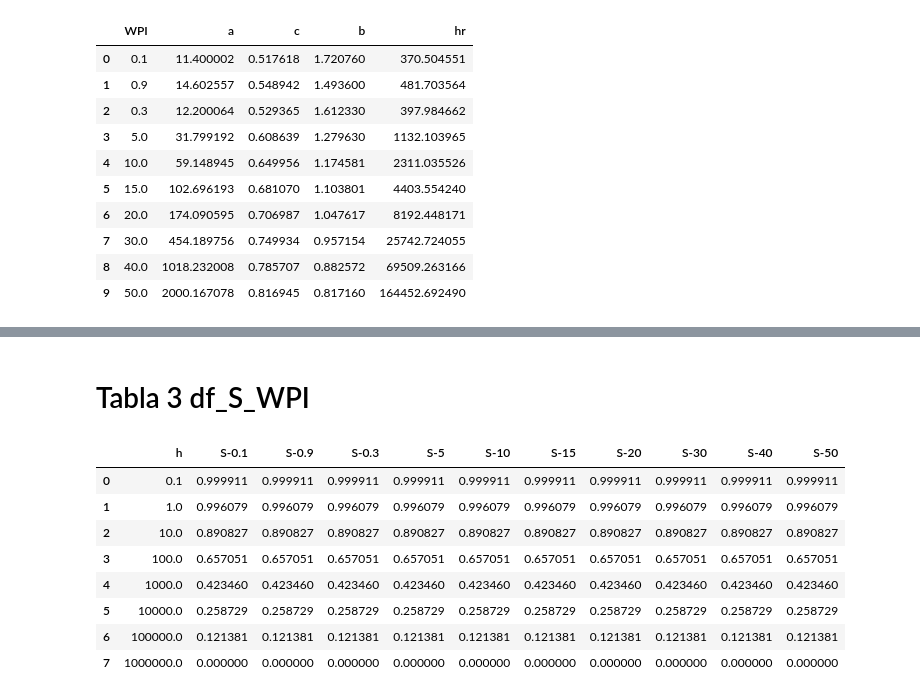
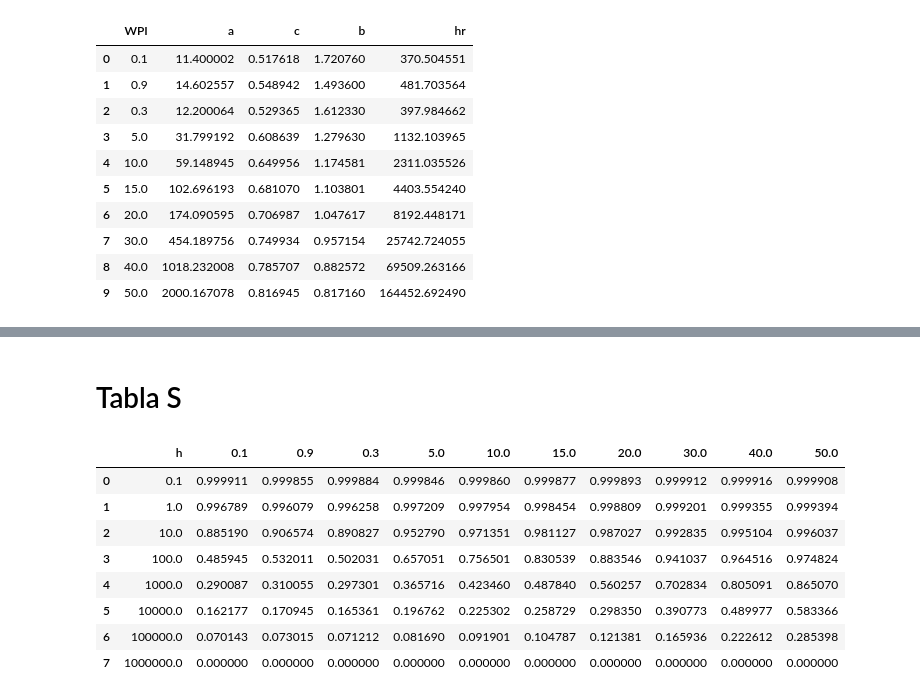
Before and after one commit to javi12we/TMI_Calculos, a Jupyter notebook: notebooks/5- Calculo_SWWCC.ipynb, the cells around one changed output, grey strips where cells are left out. Cells and saved outputs as stored; diff of their text form; code cells hidden in the pictures.

```diff
--- a/notebooks/5- Calculo_SWWCC.ipynb
+++ b/notebooks/5- Calculo_SWWCC.ipynb
@@ -54,5 +50,5 @@ df_WPI
 # %%
-df_CH_WPI = pd.DataFrame(
+df_CH = pd.DataFrame(
     {
         "h": [
             0.1,
@@ -104,0 +65,4 @@ df_CH_WPI
+# %%
+# Crear la tabla C(h) usando los valores de hr en df_WPI y los valores de h en df_CH
+for index, row in df_WPI.iterrows():
+    df_CH[f"C(h)_WPI_{row['WPI']}"] = df_CH["h"].apply(lambda h, hr_value = row["hr"]: 1 - np.log(1 + h / hr_value) / np.log(1 + 1000000 / hr_value))
@@ -105,2 +81,2 @@ df_CH_WPI
 # %% [markdown]
-# Tabla 3  df_S_WPI
+# Tabla S
@@ -144,12 +83,23 @@ df_S_WPI["S-50"] = df_CH_WPI["CH-0.1"] / (np.log(np.exp(1) + (df_S_WPI['h'] / df
-# %%
-df_S_WPI
-# %% [output]
-|  | h | S-0.1 | S-0.9 | S-0.3 | S-5 | S-10 | S-15 | S-20 | S-30 | S-40 | S-50 |
-| 0 | 0.1 | 0.999911 | 0.999911 | 0.999911 | 0.999911 | 0.999911 | 0.999911 | 0.999911 | 0.999911 | 0.999911 | 0.999911 |
-| 1 | 1.0 | 0.996079 | 0.996079 | 0.996079 | 0.996079 | 0.996079 | 0.996079 | 0.996079 | 0.996079 | 0.996079 | 0.996079 |
-| 2 | 10.0 | 0.890827 | 0.890827 | 0.890827 | 0.890827 | 0.890827 | 0.890827 | 0.890827 | 0.890827 | 0.890827 | 0.890827 |
-| 3 | 100.0 | 0.657051 | 0.657051 | 0.657051 | 0.657051 | 0.657051 | 0.657051 | 0.657051 | 0.657051 | 0.657051 | 0.657051 |
-| 4 | 1000.0 | 0.423460 | 0.423460 | 0.423460 | 0.423460 | 0.423460 | 0.423460 | 0.423460 | 0.423460 | 0.423460 | 0.423460 |
-| 5 | 10000.0 | 0.258729 | 0.258729 | 0.258729 | 0.258729 | 0.258729 | 0.258729 | 0.258729 | 0.258729 | 0.258729 | 0.258729 |
-| 6 | 100000.0 | 0.121381 | 0.121381 | 0.121381 | 0.121381 | 0.121381 | 0.121381 | 0.121381 | 0.121381 | 0.121381 | 0.121381 |
-| 7 | 1000000.0 | 0.000000 | 0.000000 | 0.000000 | 0.000000 | 0.000000 | 0.000000 | 0.000000 | 0.000000 | 0.000000 | 0.000000 |
+# %%
+# Crear una tabla de S usando los valores calculados para C(h)
+df_S = df_CH[["h"]].copy()  # Copiar solo la columna h
+# %%
+# Calcular S para cada conjunto de parámetros a, b, c, y cada valor de C(h) en df_CH
+for index, row in df_WPI.iterrows():
+    a_value = row["a"]
+    b_value = row["b"]
+    c_value = row["c"]
+    column_name = f"{row['WPI']}"
+    df_S[column_name] = df_CH[f"C(h)_WPI_{row['WPI']}"] * (1 / (np.log(np.exp(1) + (df_CH["h"] / a_value)**b_value)**c_value))
+# %%
+df_S
+# %% [output]
+|  | h | 0.1 | 0.9 | 0.3 | 5.0 | 10.0 | 15.0 | 20.0 | 30.0 | 40.0 | 50.0 |
+| 0 | 0.1 | 0.999911 | 0.999855 | 0.999884 | 0.999846 | 0.999860 | 0.999877 | 0.999893 | 0.999912 | 0.999916 | 0.999908 |
+| 1 | 1.0 | 0.996789 | 0.996079 | 0.996258 | 0.997209 | 0.997954 | 0.998454 | 0.998809 | 0.999201 | 0.999355 | 0.999394 |
+| 2 | 10.0 | 0.885190 | 0.906574 | 0.890827 | 0.952790 | 0.971351 | 0.981127 | 0.987027 | 0.992835 | 0.995104 | 0.996037 |
+| 3 | 100.0 | 0.485945 | 0.532011 | 0.502031 | 0.657051 | 0.756501 | 0.830539 | 0.883546 | 0.941037 | 0.964516 | 0.974824 |
+| 4 | 1000.0 | 0.290087 | 0.310055 | 0.297301 | 0.365716 | 0.423460 | 0.487840 | 0.560257 | 0.702834 | 0.805091 | 0.865070 |
+| 5 | 10000.0 | 0.162177 | 0.170945 | 0.165361 | 0.196762 | 0.225302 | 0.258729 | 0.298350 | 0.390773 | 0.489977 | 0.583366 |
+| 6 | 100000.0 | 0.070143 | 0.073015 | 0.071212 | 0.081690 | 0.091901 | 0.104787 | 0.121381 | 0.165936 | 0.222612 | 0.285398 |
+| 7 | 1000000.0 | 0.000000 | 0.000000 | 0.000000 | 0.000000 | 0.000000 | 0.000000 | 0.000000 | 0.000000 | 0.000000 | 0.000000 |
```
Also changed, not shown: parts of 29 cells of this notebook, 2 other files.
